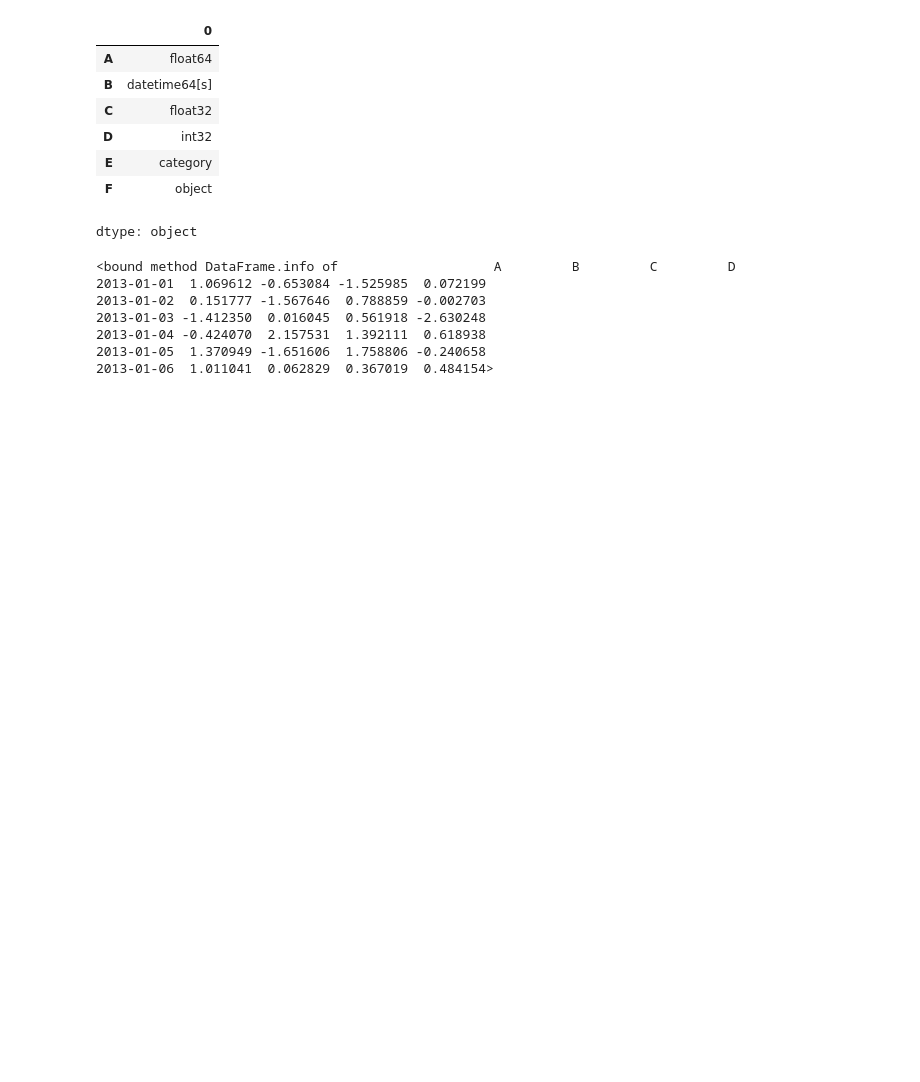
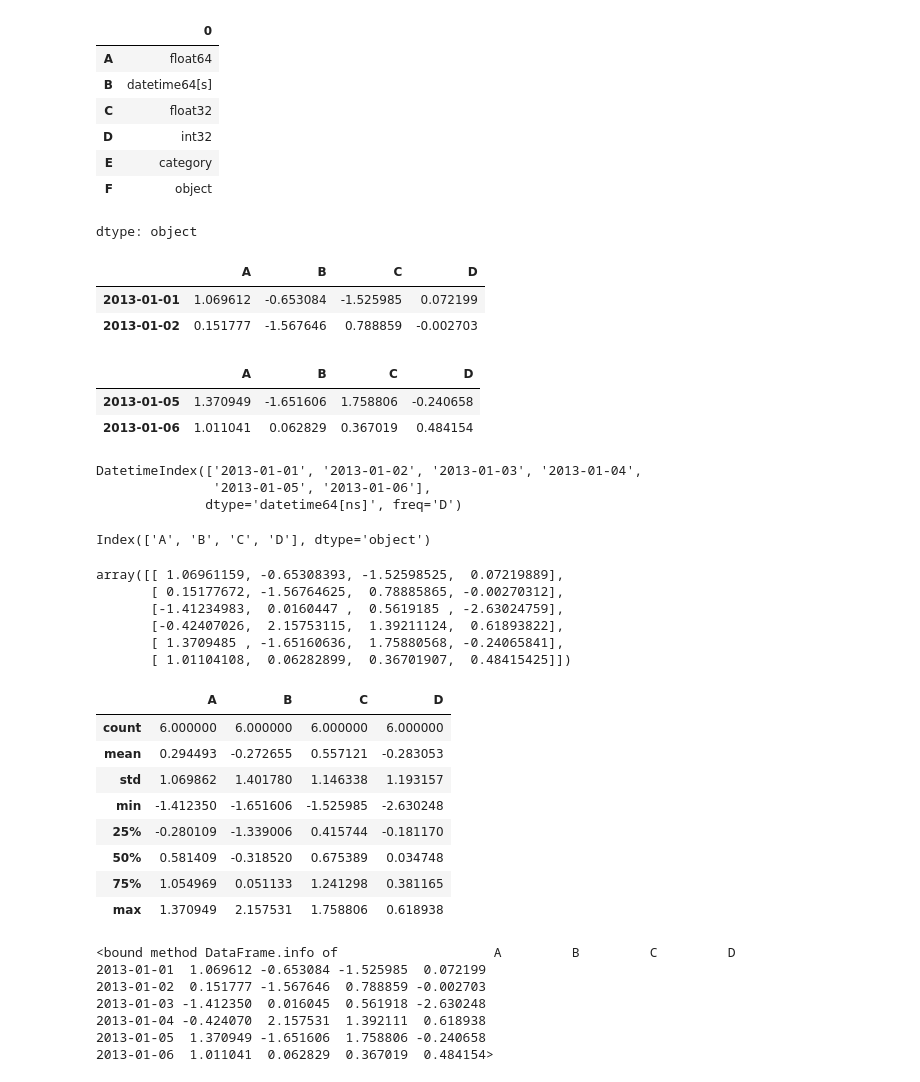
Before and after one commit to Jpablo179804/MineriaDatos, a Jupyter notebook: MineriaDatos.ipynb, the cells around one changed output. Saved outputs shown, nothing was run; the diff lists cells and outputs as text; code cells hidden in the pictures; blank space fills up the shorter version.

```diff
--- a/MineriaDatos.ipynb
+++ b/MineriaDatos.ipynb
@@ -1009,6 +1111,49 @@ df2.dtypes
 | E | category |
 | F | object |
 dtype: object
+# %%
+df.head(2)
+# %% [output]
+|  | A | B | C | D |
+| 2013-01-01 | 1.069612 | -0.653084 | -1.525985 | 0.072199 |
+| 2013-01-02 | 0.151777 | -1.567646 | 0.788859 | -0.002703 |
+# %%
+df.tail(2)
+# %% [output]
+|  | A | B | C | D |
+| 2013-01-05 | 1.370949 | -1.651606 | 1.758806 | -0.240658 |
+| 2013-01-06 | 1.011041 | 0.062829 | 0.367019 | 0.484154 |
+# %%
+df.index
+# %% [output]
+DatetimeIndex(['2013-01-01', '2013-01-02', '2013-01-03', '2013-01-04',
+               '2013-01-05', '2013-01-06'],
+              dtype='datetime64[ns]', freq='D')
+# %%
+df.columns
+# %% [output]
+Index(['A', 'B', 'C', 'D'], dtype='object')
+# %%
+df.to_numpy()
+# %% [output]
+array([[ 1.06961159, -0.65308393, -1.52598525,  0.07219889],
+       [ 0.15177672, -1.56764625,  0.78885865, -0.00270312],
+       [-1.41234983,  0.0160447 ,  0.5619185 , -2.63024759],
+       [-0.42407026,  2.15753115,  1.39211124,  0.61893822],
+       [ 1.3709485 , -1.65160636,  1.75880568, -0.24065841],
+       [ 1.01104108,  0.06282899,  0.36701907,  0.48415425]])
+# %%
+df.describe()
+# %% [output]
+|  | A | B | C | D |
+| count | 6.000000 | 6.000000 | 6.000000 | 6.000000 |
+| mean | 0.294493 | -0.272655 | 0.557121 | -0.283053 |
+| std | 1.069862 | 1.401780 | 1.146338 | 1.193157 |
+| min | -1.412350 | -1.651606 | -1.525985 | -2.630248 |
+| 25% | -0.280109 | -1.339006 | 0.415744 | -0.181170 |
+| 50% | 0.581409 | -0.318520 | 0.675389 | 0.034748 |
+| 75% | 1.054969 | 0.051133 | 1.241298 | 0.381165 |
+| max | 1.370949 | 2.157531 | 1.758806 | 0.618938 |
 # %%
 df.info
 # %% [output]
```
Also changed, not shown: parts of 25 cells of this notebook.
